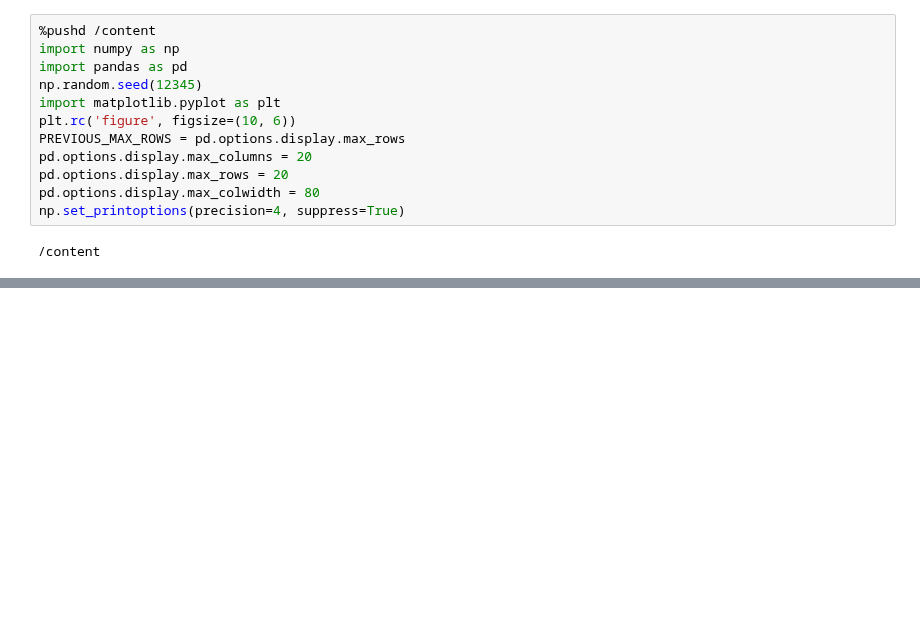
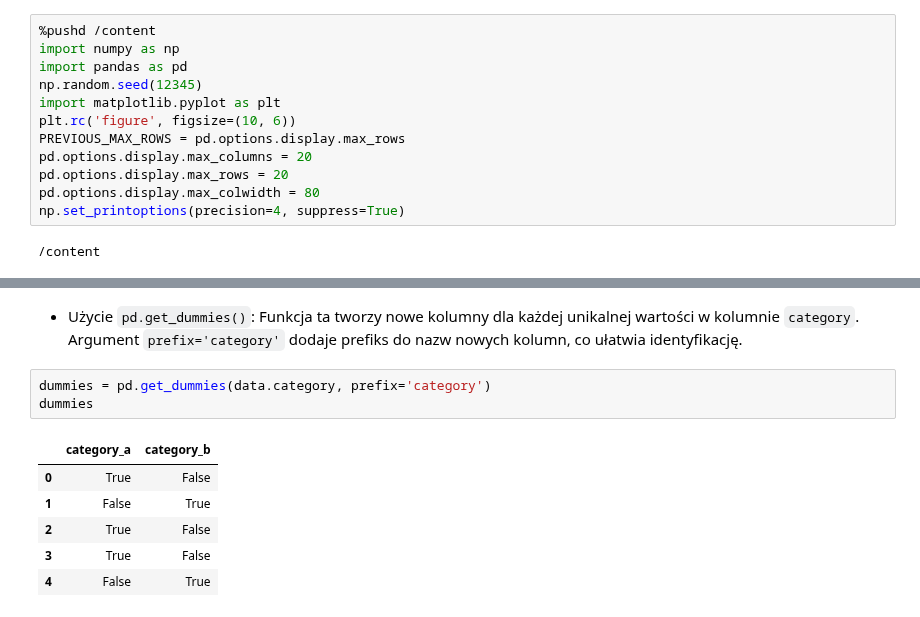
Before and after one commit to url-github/Pandas, a Jupyter notebook: 012_PywAD_Biblioteki_modelujące.ipynb, the cells around one changed output, grey strips where cells are left out. Saved outputs shown, nothing was run; the diff lists cells and outputs as text; blank space fills up the shorter version.

```diff
--- a/012_PywAD_Biblioteki_modelujące.ipynb
+++ b/012_PywAD_Biblioteki_modelujące.ipynb
@@ -255,0 +102,12 @@ pd.options.display.max_rows = PREVIOUS_MAX_ROWS
+# %% [markdown]
+- Użycie `pd.get_dummies()`: Funkcja ta tworzy nowe kolumny dla każdej unikalnej wartości w kolumnie `category`. Argument `prefix='category'` dodaje prefiks do nazw nowych kolumn, co ułatwia identyfikację.
+# %%
+dummies = pd.get_dummies(data.category, prefix='category')
+dummies
+# %% [output]
+|  | category_a | category_b |
+| 0 | True | False |
+| 1 | False | True |
+| 2 | True | False |
+| 3 | True | False |
+| 4 | False | True |
```
Also changed, not shown: parts of 96 cells of this notebook.
